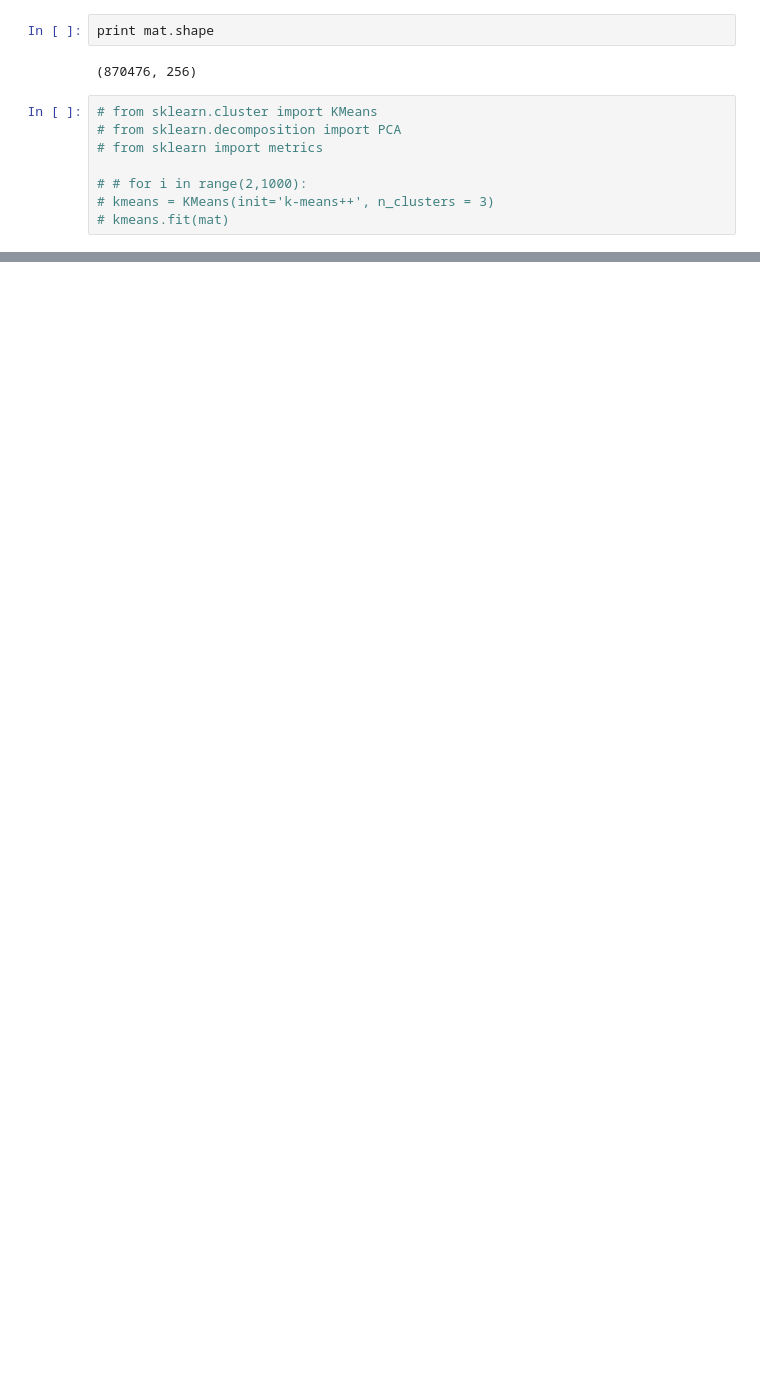
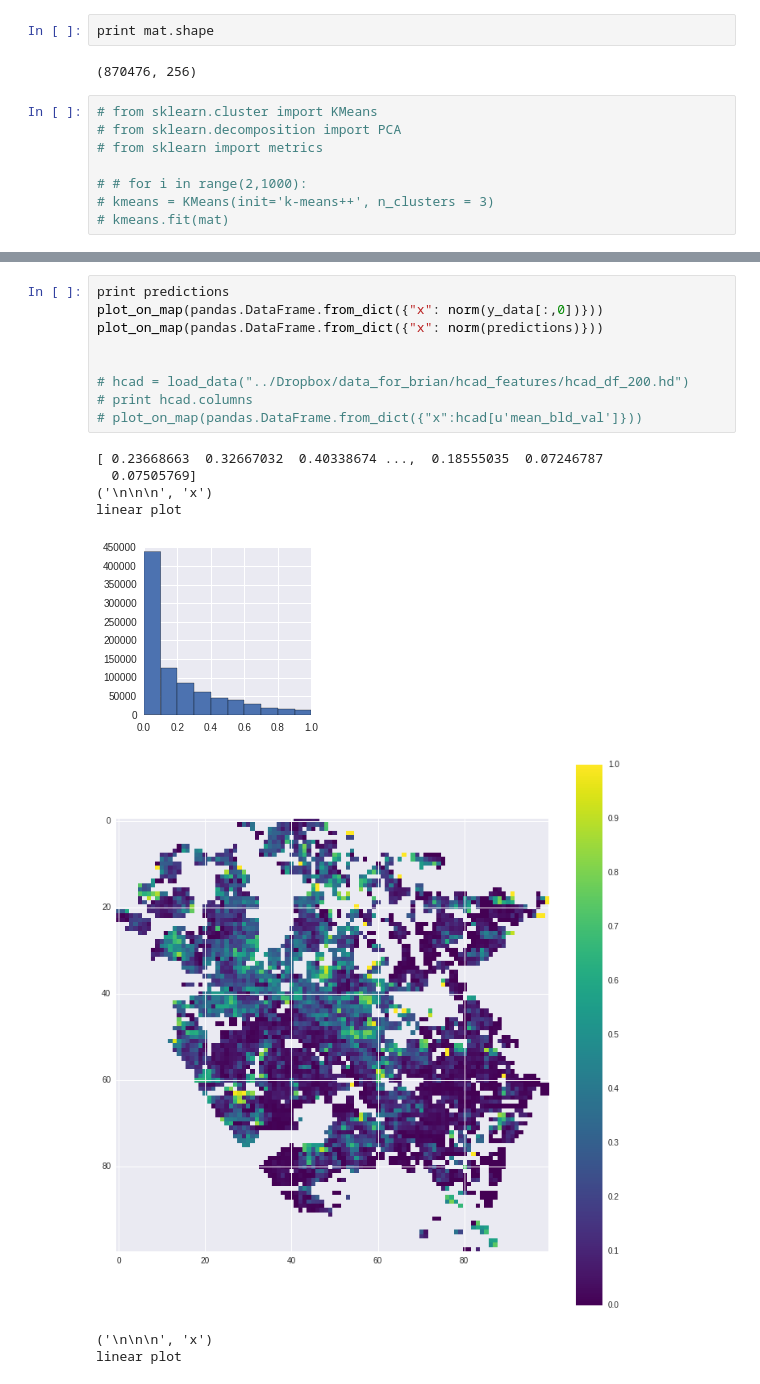
Before and after one commit to IJDykeman/storm_damage_prediction, a Jupyter notebook: final_model.ipynb, the cells around one changed output, grey strips where cells are left out. Cells and saved outputs as stored; diff of their text form; blank space fills up the shorter version.

```diff
--- a/final_model.ipynb
+++ b/final_model.ipynb
@@ -406,0 +359,18 @@ plt.show()
+# %%
+print predictions
+plot_on_map(pandas.DataFrame.from_dict({"x": norm(y_data[:,0])}))
+plot_on_map(pandas.DataFrame.from_dict({"x": norm(predictions)}))
+
+
+# hcad = load_data("../Dropbox/data_for_brian/hcad_features/hcad_df_200.hd")
+# print hcad.columns
+# plot_on_map(pandas.DataFrame.from_dict({"x":hcad[u'mean_bld_val']}))
+# %% [output]
+[ 0.23668663  0.32667032  0.40338674 ...,  0.18555035  0.07246787
+  0.07505769]
+('\n\n\n', 'x')
+linear plot
+[figure, added]
+[figure, added]
+('\n\n\n', 'x')
+linear plot
```
Also changed, not shown: parts of 32 cells of this notebook, 2 other files.
